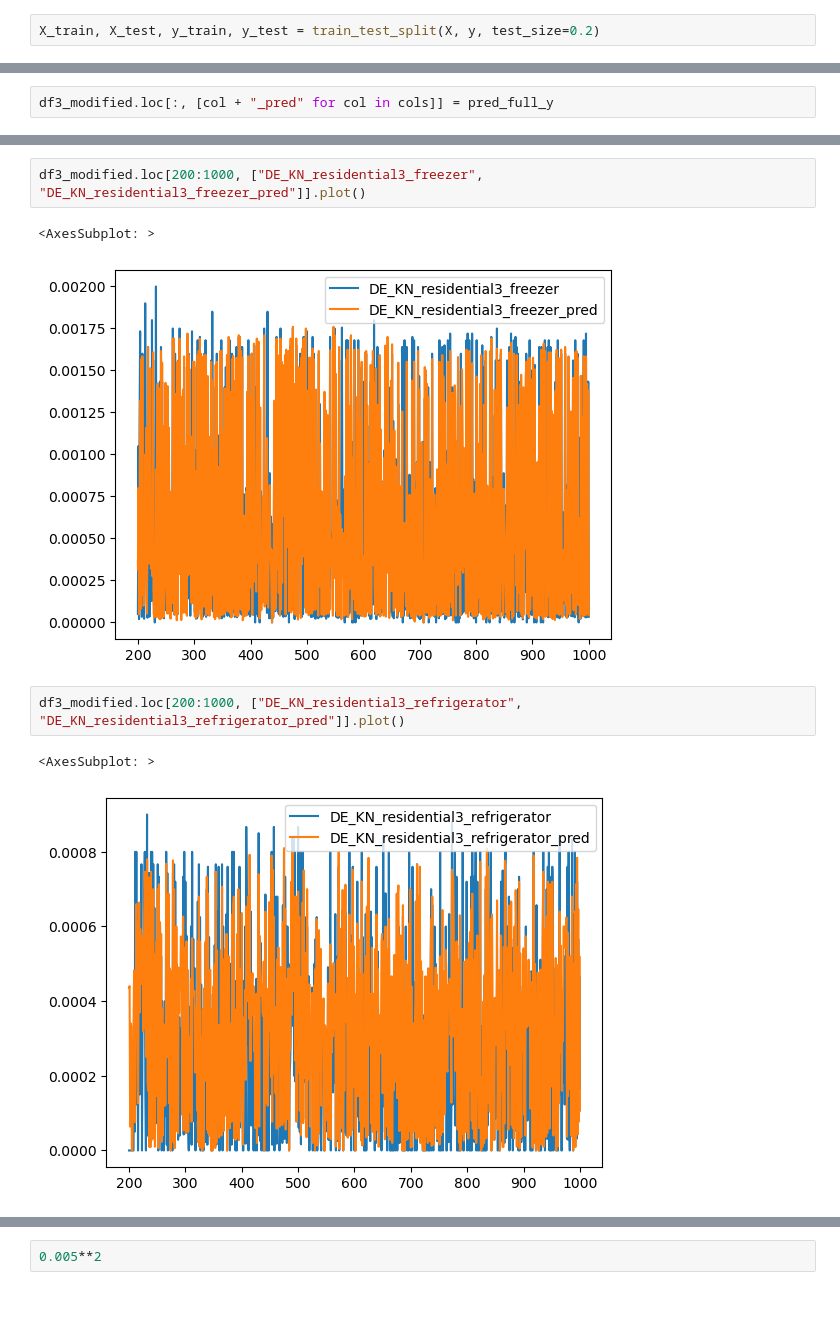
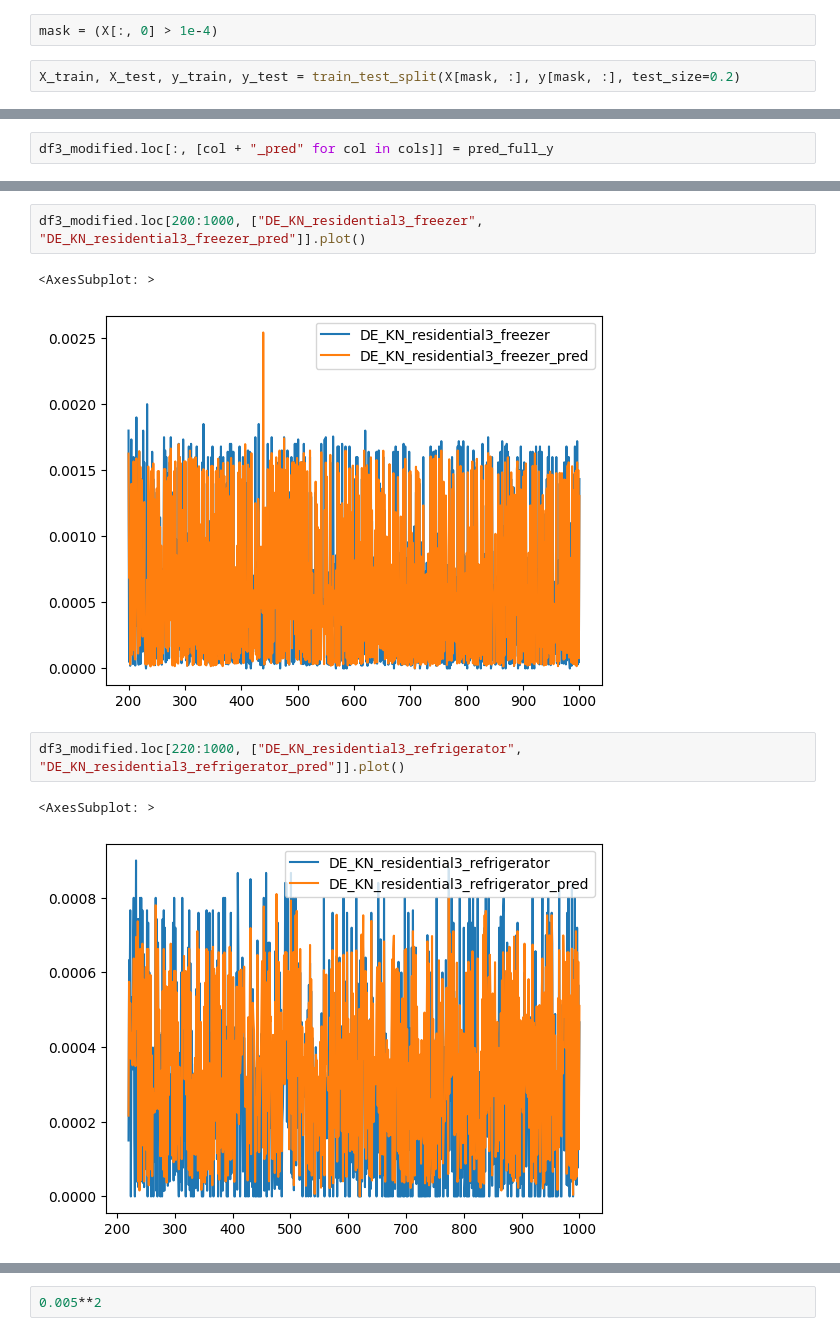
Before and after one commit to knmlprz/BITEhack-Untitled.ipynb, a Jupyter notebook: Notebooks/vEDA.ipynb, the cells around one changed output, grey strips where cells are left out. Drawn from its saved outputs; the diff is of its cells as text; blank space fills up the shorter version.

```diff
--- a/Notebooks/vEDA.ipynb
+++ b/Notebooks/vEDA.ipynb
@@ -126,5 +150,7 @@ y = df3_modified.loc[:, cols].values
+# %%
+mask = (X[:, 0] > 1e-4)
 # %%
-X_train, X_test, y_train, y_test = train_test_split(X, y, test_size=0.2)
+X_train, X_test, y_train, y_test = train_test_split(X[mask, :], y[mask, :], test_size=0.2)
 # %%
 model.fit(X_train, y_train)
 # %% [output]
@@ -170,9 +212,9 @@ df3_modified.loc[200:400, ["DE_KN_residential3_dishwasher", "DE_KN_residential3_
 df3_modified.loc[200:1000, ["DE_KN_residential3_freezer", "DE_KN_residential3_freezer_pred"]].plot()
 # %% [output]
 <AxesSubplot: >
-[figure, old version]
+[figure, new version]
 # %%
-df3_modified.loc[200:1000, ["DE_KN_residential3_refrigerator", "DE_KN_residential3_refrigerator_pred"]].plot()
+df3_modified.loc[220:1000, ["DE_KN_residential3_refrigerator", "DE_KN_residential3_refrigerator_pred"]].plot()
 # %% [output]
 <AxesSubplot: >
-[figure, old version]
+[figure, new version]
```
Also changed, not shown: parts of 36 cells of this notebook, 3 other files.
